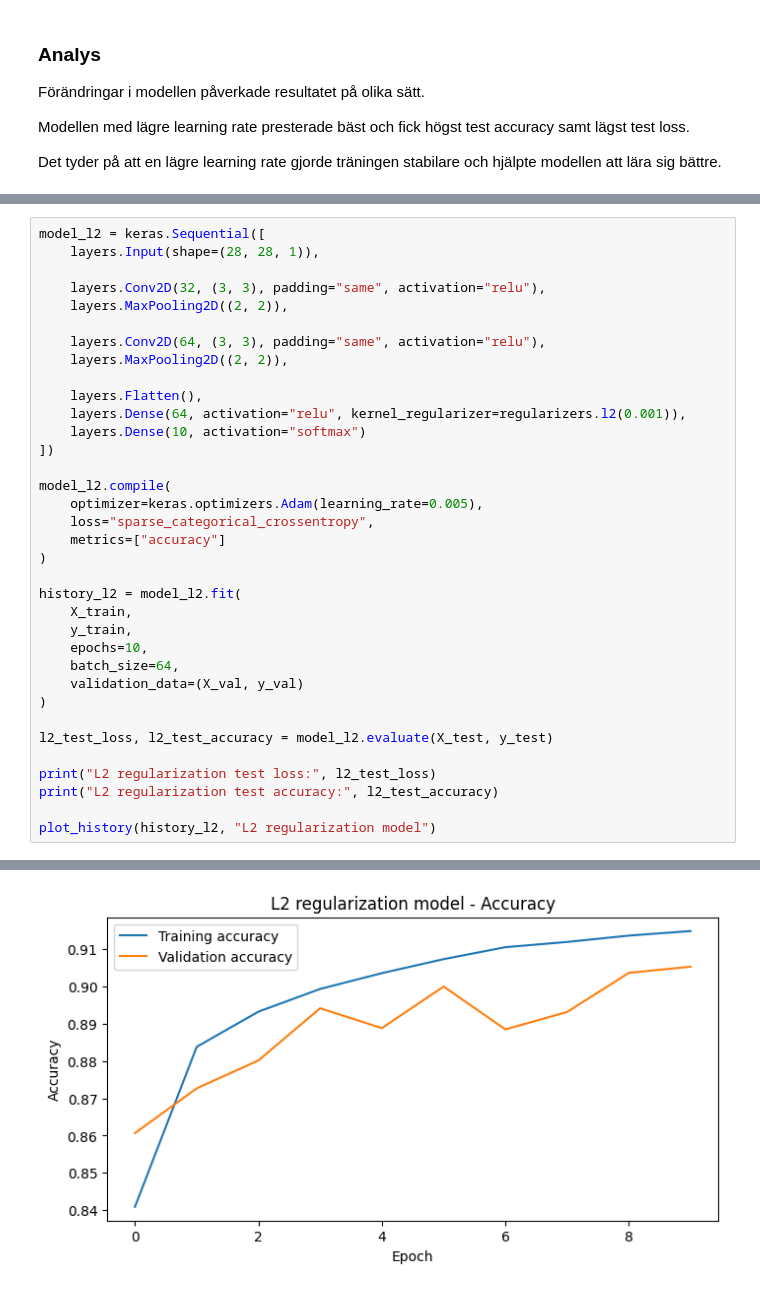
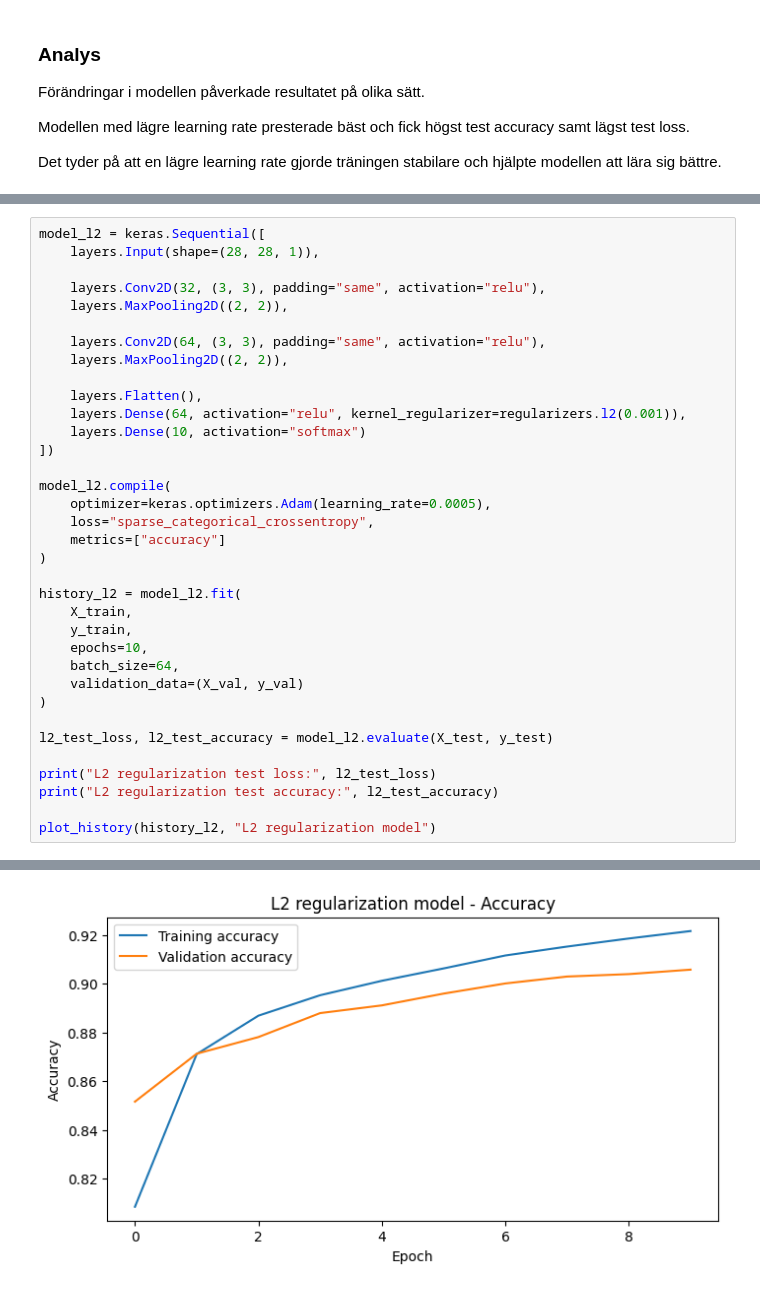
Before and after one commit to KevinCJohansson/Deep_learning, a Jupyter notebook: Notebook.ipynb, the cells around one changed output, grey strips where cells are left out. Saved outputs shown, nothing was run; the diff lists cells and outputs as text.

```diff
--- a/Notebook.ipynb
+++ b/Notebook.ipynb
@@ -790,7 +792,7 @@ model_l2 = keras.Sequential([
 ])
 
 model_l2.compile(
-    optimizer=keras.optimizers.Adam(learning_rate=0.005),
+    optimizer=keras.optimizers.Adam(learning_rate=0.0005),
     loss="sparse_categorical_crossentropy",
     metrics=["accuracy"]
 )
@@ -830 +832 @@ L2 regularization test accuracy: 0.8895999789237976
-[figure, old version]
+[figure, new version]
```
Also changed, not shown: parts of 15 cells of this notebook.
